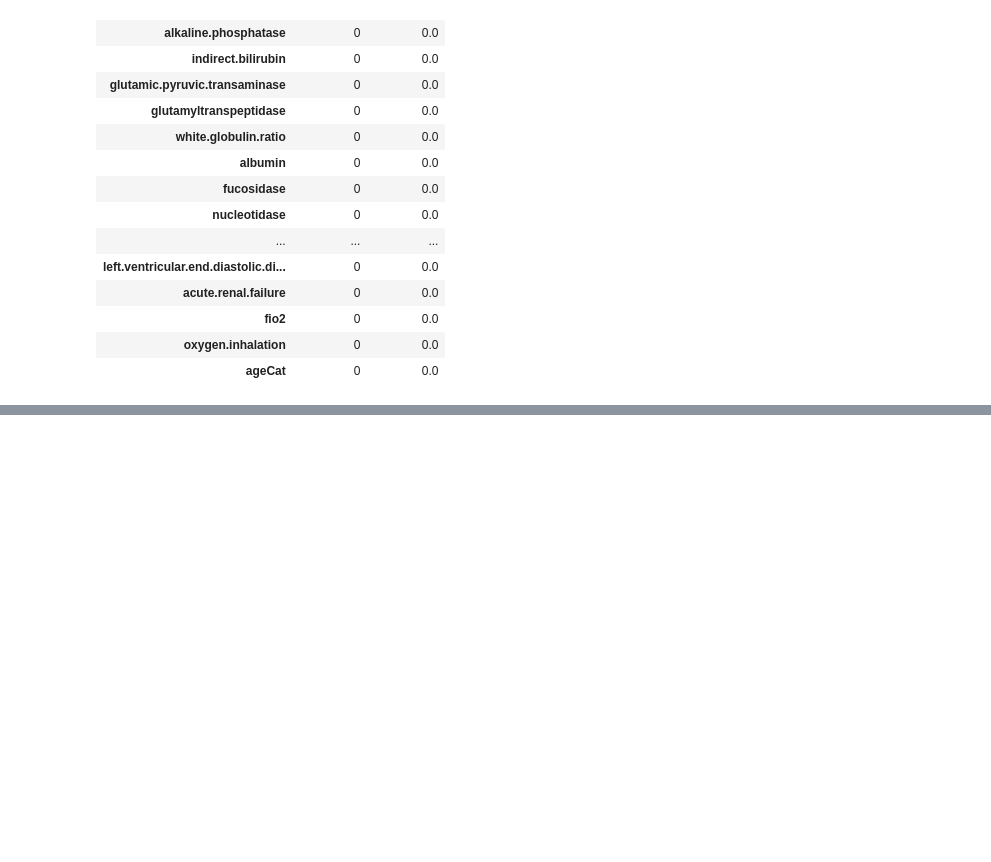
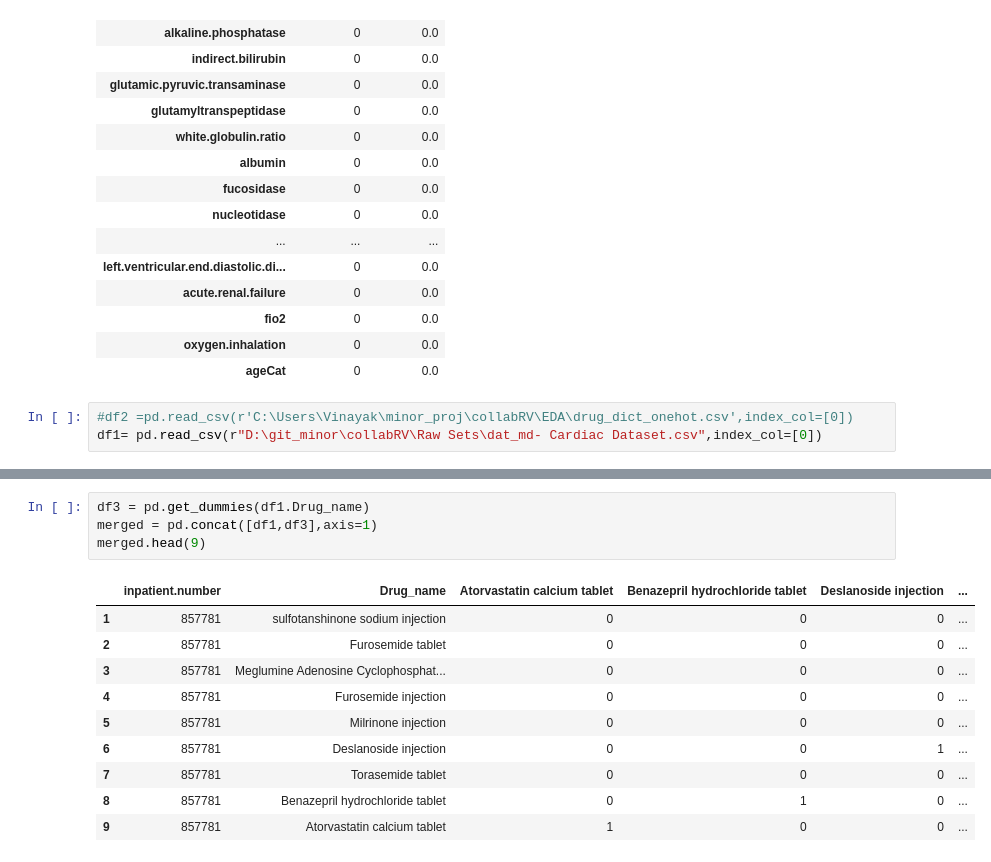
Before and after one commit to Vikram-Shenoy/Computational-Models, a Jupyter notebook: Working/w.ipynb, the cells around one changed output, grey strips where cells are left out. Cells and saved outputs as stored; diff of their text form; blank space fills up the shorter version.

```diff
--- a/Working/w.ipynb
+++ b/Working/w.ipynb
@@ -505,3 +513,6 @@ null_df
 | fio2 | 0 | 0.0 |
 | oxygen.inhalation | 0 | 0.0 |
 | ageCat | 0 | 0.0 |
+# %%
+#df2 =pd.read_csv(r'C:\Users\Vinayak\minor_proj\collabRV\EDA\drug_dict_onehot.csv',index_col=[0])
+df1= pd.read_csv(r"D:\git_minor\collabRV\Raw Sets\dat_md- Cardiac Dataset.csv",index_col=[0])
@@ -507,0 +562,15 @@ null_df
+# %%
+df3 = pd.get_dummies(df1.Drug_name)
+merged = pd.concat([df1,df3],axis=1)
+merged.head(9)
+# %% [output]
+|  | inpatient.number | Drug_name | Atorvastatin calcium tablet | Benazepril hydrochloride tablet | Deslanoside injection | ... |
+| 1 | 857781 | sulfotanshinone sodium injection | 0 | 0 | 0 | ... |
+| 2 | 857781 | Furosemide tablet | 0 | 0 | 0 | ... |
+| 3 | 857781 | Meglumine Adenosine Cyclophosphat... | 0 | 0 | 0 | ... |
+| 4 | 857781 | Furosemide injection | 0 | 0 | 0 | ... |
+| 5 | 857781 | Milrinone injection | 0 | 0 | 0 | ... |
+| 6 | 857781 | Deslanoside injection | 0 | 0 | 1 | ... |
+| 7 | 857781 | Torasemide tablet | 0 | 0 | 0 | ... |
+| 8 | 857781 | Benazepril hydrochloride tablet | 0 | 1 | 0 | ... |
+| 9 | 857781 | Atorvastatin calcium tablet | 1 | 0 | 0 | ... |
```
Also changed, not shown: parts of 33 cells of this notebook, 3 other files.
